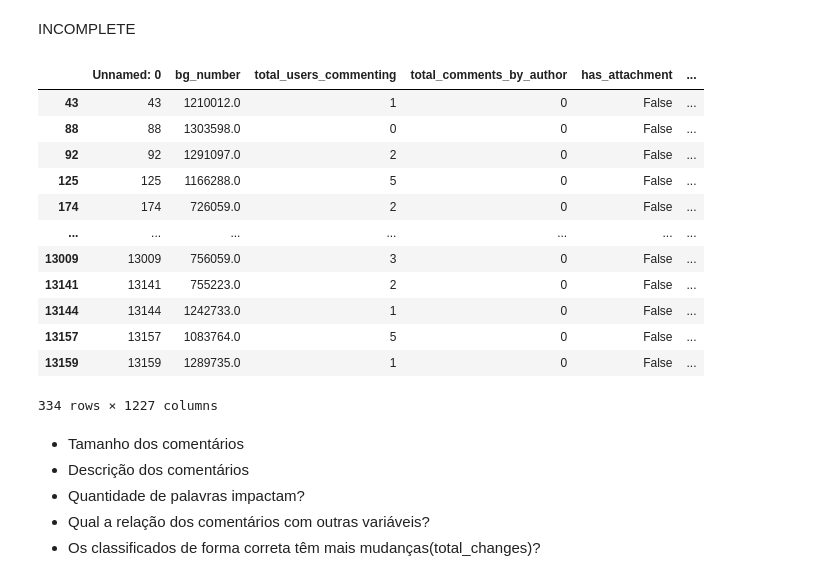
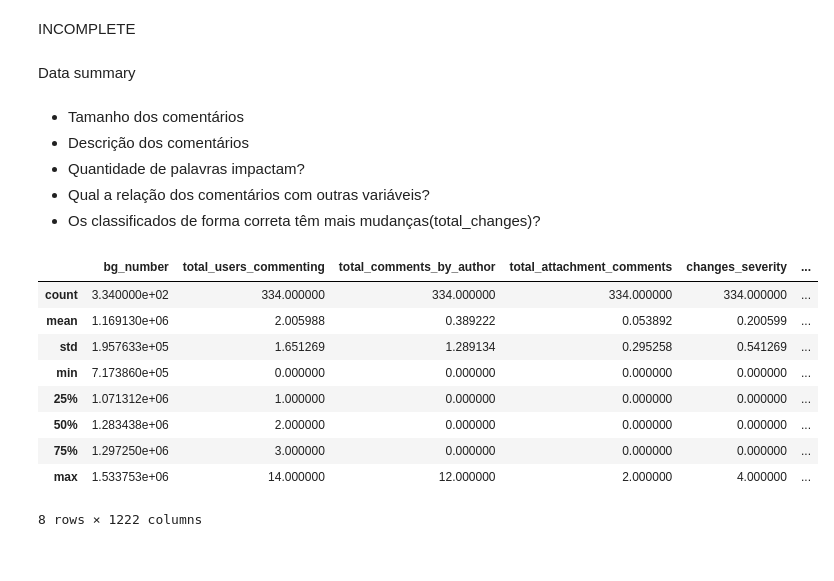
Before and after one commit to manoelf/master-research-bugreport, a Jupyter notebook: notebook/bug-report-investigatin-bugzilla.ipynb, the cells around one changed output. Drawn from its saved outputs; the diff is of its cells as text; code cells hidden in the pictures.

```diff
--- a/notebook/bug-report-investigatin-bugzilla.ipynb
+++ b/notebook/bug-report-investigatin-bugzilla.ipynb
@@ -526,24 +526,26 @@ len(data_eda[data_eda['classification'] == 'wrong'])
 # %% [markdown]
 INCOMPLETE
 # %%
-data_eda[(data_eda['label'] == 'INCOMPLETE')][(data_eda["label"] == data_eda["predicted"])]
+data_eda_incomplete = data_eda[(data_eda['label'] == 'INCOMPLETE')][(data_eda["label"] == data_eda["predicted"])]
+data_eda_incomplete_wrong = data_eda[(data_eda['label'] == 'INCOMPLETE')][(data_eda["label"] != data_eda["predicted"])]
-# %% [output]
-|  | Unnamed: 0 | bg_number | total_users_commenting | total_comments_by_author | has_attachment | ... |
-| 43 | 43 | 1210012.0 | 1 | 0 | False | ... |
-| 88 | 88 | 1303598.0 | 0 | 0 | False | ... |
-| 92 | 92 | 1291097.0 | 2 | 0 | False | ... |
-| 125 | 125 | 1166288.0 | 5 | 0 | False | ... |
-| 174 | 174 | 726059.0 | 2 | 0 | False | ... |
-| ... | ... | ... | ... | ... | ... | ... |
-| 13009 | 13009 | 756059.0 | 3 | 0 | False | ... |
-| 13141 | 13141 | 755223.0 | 2 | 0 | False | ... |
-| 13144 | 13144 | 1242733.0 | 1 | 0 | False | ... |
-| 13157 | 13157 | 1083764.0 | 5 | 0 | False | ... |
-| 13159 | 13159 | 1289735.0 | 1 | 0 | False | ... |
-334 rows × 1227 columns
+# %% [markdown]
+Data summary
 # %% [markdown]
 - Tamanho dos comentários
 - Descrição dos comentários
 - Quantidade de palavras impactam?
 - Qual a relação dos comentários com outras variáveis?
 - Os classificados de forma correta têm mais mudanças(total_changes)?
+# %%
+data_eda_incomplete.describe()
+# %% [output]
+|  | bg_number | total_users_commenting | total_comments_by_author | total_attachment_comments | changes_severity | ... |
+| count | 3.340000e+02 | 334.000000 | 334.000000 | 334.000000 | 334.000000 | ... |
+| mean | 1.169130e+06 | 2.005988 | 0.389222 | 0.053892 | 0.200599 | ... |
+| std | 1.957633e+05 | 1.651269 | 1.289134 | 0.295258 | 0.541269 | ... |
+| min | 7.173860e+05 | 0.000000 | 0.000000 | 0.000000 | 0.000000 | ... |
+| 25% | 1.071312e+06 | 1.000000 | 0.000000 | 0.000000 | 0.000000 | ... |
+| 50% | 1.283438e+06 | 2.000000 | 0.000000 | 0.000000 | 0.000000 | ... |
+| 75% | 1.297250e+06 | 3.000000 | 0.000000 | 0.000000 | 0.000000 | ... |
+| max | 1.533753e+06 | 14.000000 | 12.000000 | 2.000000 | 4.000000 | ... |
+8 rows × 1222 columns
```
Also changed, not shown: parts of 11 cells of this notebook.
